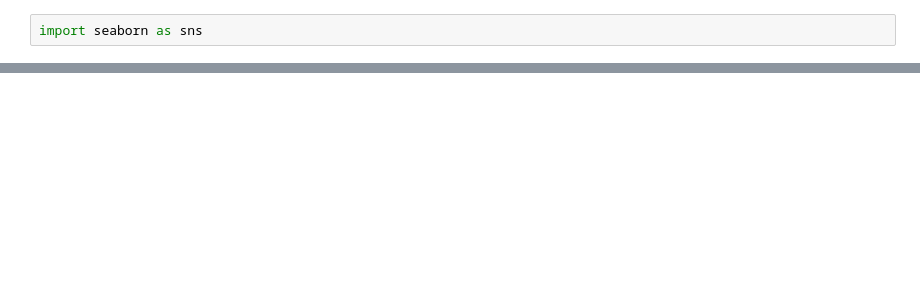
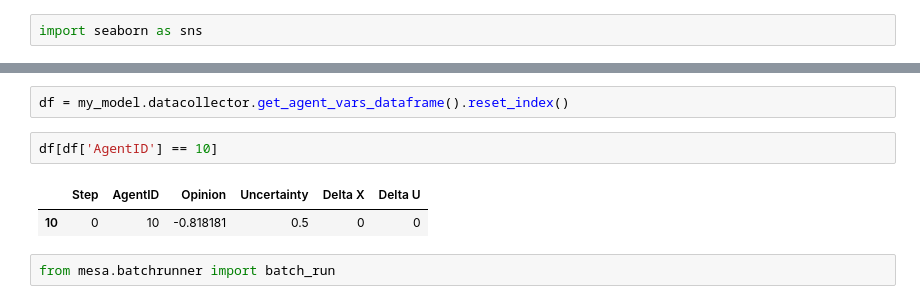
Before and after one commit to takkat14/OpinionDynamics, a Jupyter notebook: Deffuant model.ipynb, the cells around one changed output, grey strips where cells are left out. Saved outputs shown, nothing was run; the diff lists cells and outputs as text; blank space fills up the shorter version.

```diff
--- a/Deffuant model.ipynb
+++ b/Deffuant model.ipynb
@@ -47,0 +77,9 @@ sns.lineplot(data=opinions, x='Step', y='Opinion', hue='AgentID', palette="flare
+# %%
+df = my_model.datacollector.get_agent_vars_dataframe().reset_index()
+# %%
+df[df['AgentID'] == 10]
+# %% [output]
+|  | Step | AgentID | Opinion | Uncertainty | Delta X | Delta U |
+| 10 | 0 | 10 | -0.818181 | 0.5 | 0 | 0 |
+# %%
+from mesa.batchrunner import batch_run
```
Also changed, not shown: parts of 9 cells of this notebook.
